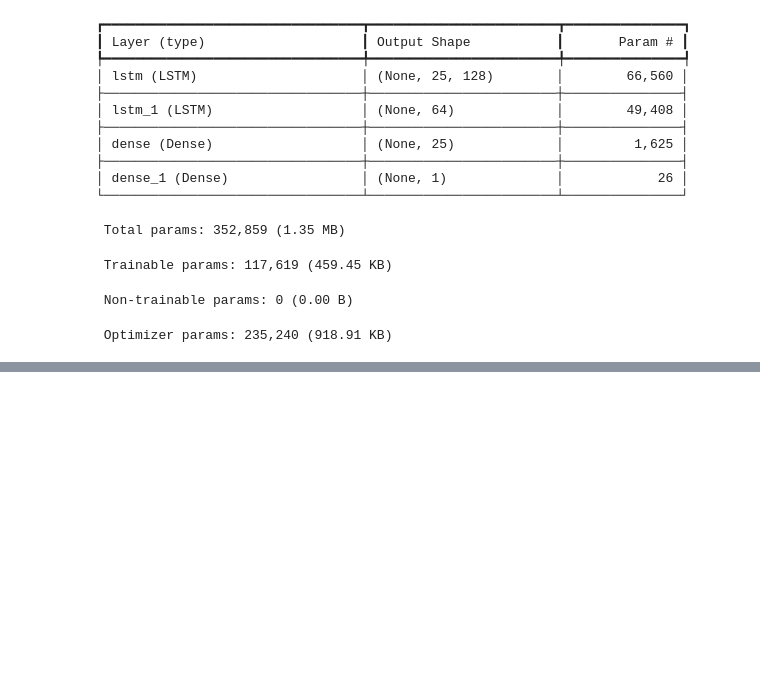
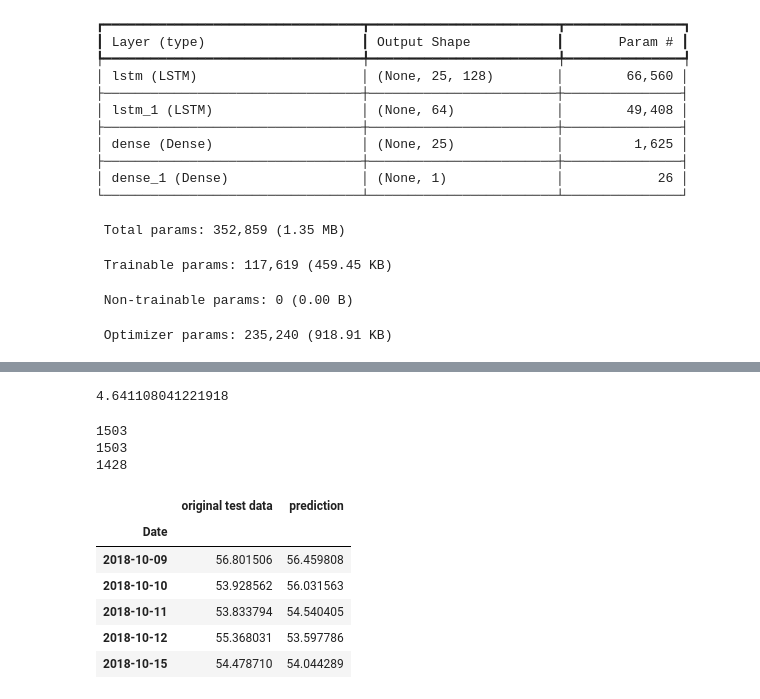
Before and after one commit to Prajwal18-MD/Stock_prediction, a Jupyter notebook: stock_predict.ipynb, the cells around one changed output, grey strips where cells are left out. Cells and saved outputs as stored; diff of their text form; code cells hidden in the pictures; blank space fills up the shorter version.

```diff
--- a/stock_predict.ipynb
+++ b/stock_predict.ipynb
@@ -299,0 +336,31 @@ Model: "sequential"
+# %%
+rmse = np.sqrt(np.mean((inv_predictions - inv_y_test)**2))
+rmse
+# %% [output]
+4.641108041221918
+# %%
+print(len(inv_y_test.reshape(-1)))
+print(len(inv_predictions.reshape(-1)))
+print(len(google_data.index[splitting_len + 100 :]))
+# %% [output]
+1503
+1503
+1428
+# %%
+plotting_data = pd.DataFrame(
+    {
+        'original test data':inv_y_test.reshape(-1),
+        'prediction':inv_predictions.reshape(-1)
+    },
+    index= google_data.index[-1503:]
+
+)
+plotting_data.head()
+# %% [output]
+|  | original test data | prediction |
+| Date |  |  |
+| 2018-10-09 | 56.801506 | 56.459808 |
+| 2018-10-10 | 53.928562 | 56.031563 |
+| 2018-10-11 | 53.833794 | 54.540405 |
+| 2018-10-12 | 55.368031 | 53.597786 |
+| 2018-10-15 | 54.478710 | 54.044289 |
```
Also changed, not shown: parts of 17 cells of this notebook, 1 other file.
